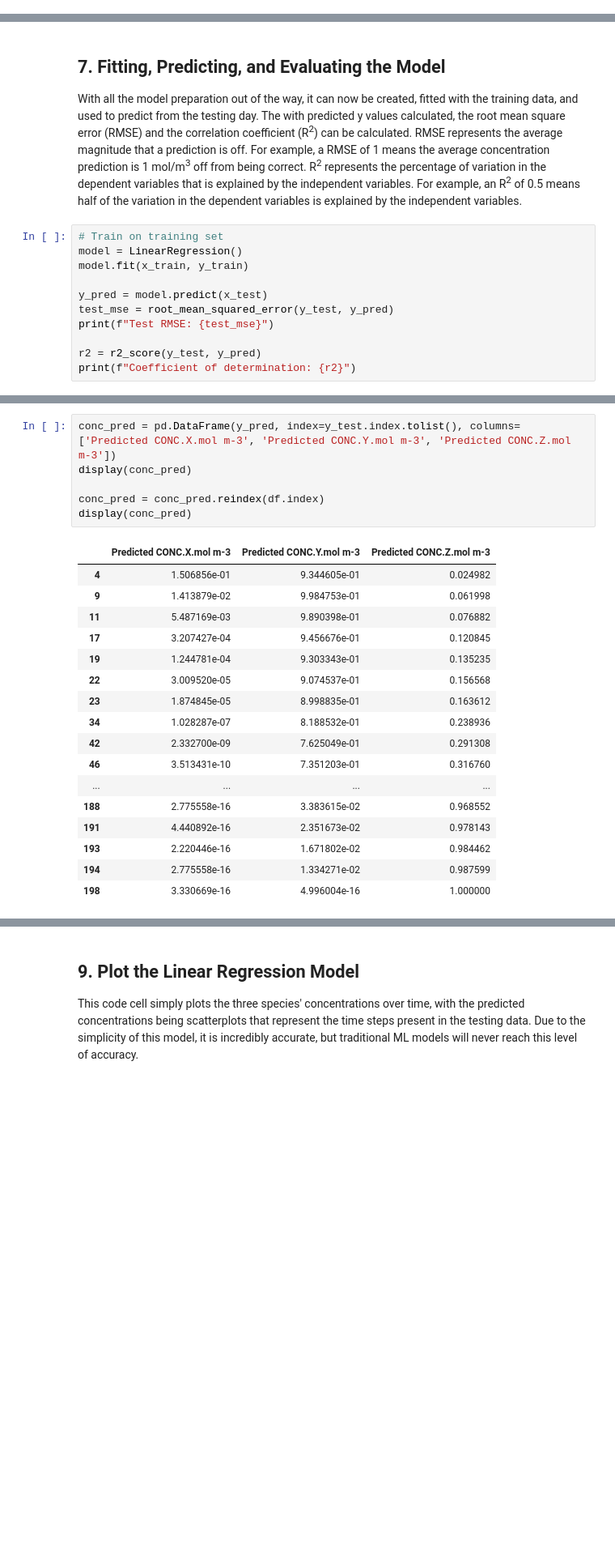
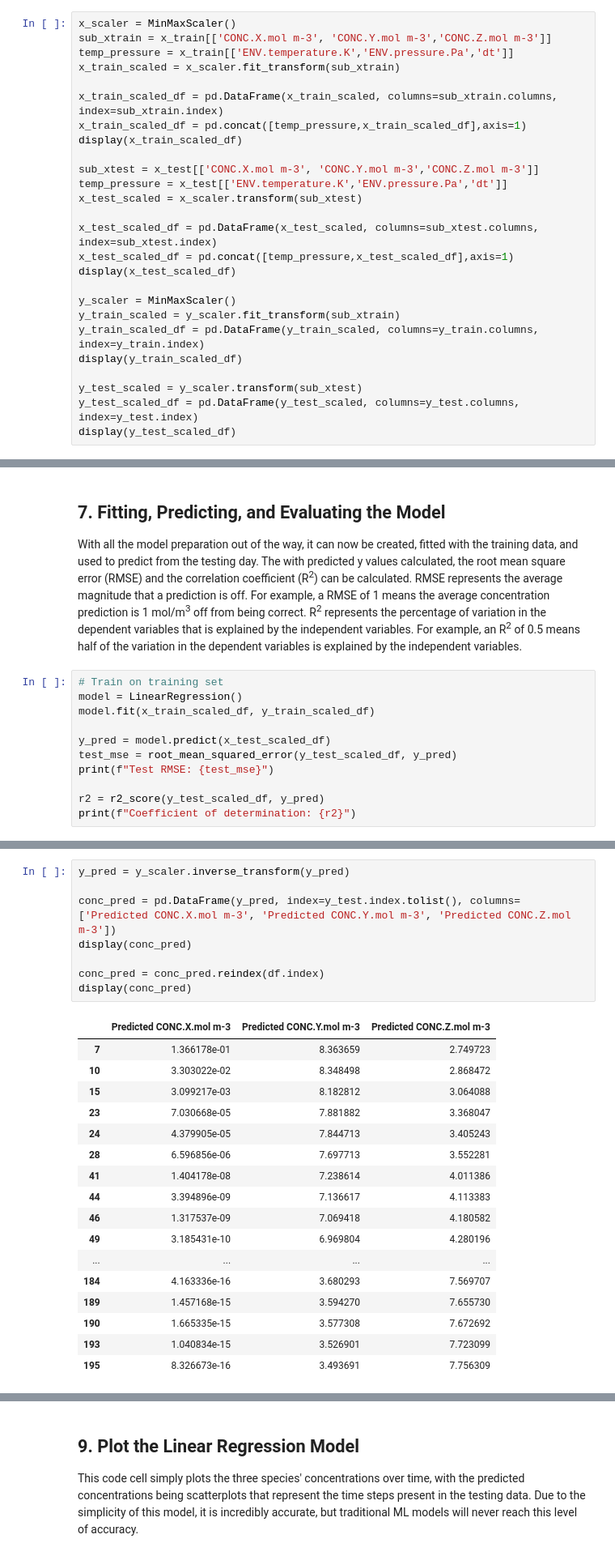
Before and after one commit to NCAR/music-box, a Jupyter notebook: tutorial/4. machine_learning.ipynb, the cells around one changed output, grey strips where cells are left out. Shown: that part at 81% size. Cells and saved outputs as stored; diff of their text form; blank space fills up the shorter version.

```diff
--- a/tutorial/4. machine_learning.ipynb
+++ b/tutorial/4. machine_learning.ipynb
@@ -177,0 +140,26 @@ y_test = y_test.sort_index()
+# %%
+x_scaler = MinMaxScaler()
+sub_xtrain = x_train[['CONC.X.mol m-3', 'CONC.Y.mol m-3','CONC.Z.mol m-3']]
+temp_pressure = x_train[['ENV.temperature.K','ENV.pressure.Pa','dt']]
+x_train_scaled = x_scaler.fit_transform(sub_xtrain)
+
+x_train_scaled_df = pd.DataFrame(x_train_scaled, columns=sub_xtrain.columns, index=sub_xtrain.index)
+x_train_scaled_df = pd.concat([temp_pressure,x_train_scaled_df],axis=1)
+display(x_train_scaled_df)
+
+sub_xtest = x_test[['CONC.X.mol m-3', 'CONC.Y.mol m-3','CONC.Z.mol m-3']]
+temp_pressure = x_test[['ENV.temperature.K','ENV.pressure.Pa','dt']]
+x_test_scaled = x_scaler.transform(sub_xtest)
+
+x_test_scaled_df = pd.DataFrame(x_test_scaled, columns=sub_xtest.columns, index=sub_xtest.index)
+x_test_scaled_df = pd.concat([temp_pressure,x_test_scaled_df],axis=1)
+display(x_test_scaled_df)
+
+y_scaler = MinMaxScaler()
+y_train_scaled = y_scaler.fit_transform(sub_xtrain)
+y_train_scaled_df = pd.DataFrame(y_train_scaled, columns=y_train.columns, index=y_train.index)
+display(y_train_scaled_df)
+
+y_test_scaled = y_scaler.transform(sub_xtest)
+y_test_scaled_df = pd.DataFrame(y_test_scaled, columns=y_test.columns, index=y_test.index)
+display(y_test_scaled_df)
@@ -187,12 +236,12 @@ For example, an R<sup>2</sup> of 0.5 means half of the variation in the dependen
 # %%
 # Train on training set
 model = LinearRegression()
-model.fit(x_train, y_train)
+model.fit(x_train_scaled_df, y_train_scaled_df)
 
-y_pred = model.predict(x_test)
-test_mse = root_mean_squared_error(y_test, y_pred)
+y_pred = model.predict(x_test_scaled_df)
+test_mse = root_mean_squared_error(y_test_scaled_df, y_pred)
 print(f"Test RMSE: {test_mse}")
 
-r2 = r2_score(y_test, y_pred)
+r2 = r2_score(y_test_scaled_df, y_pred)
 print(f"Coefficient of determination: {r2}")
 # %% [output]
@@ -206,29 +257,31 @@ To fix this, the <i>y_pred</i> array is bundled into a DataFrame, taking the tes
 Then, the DataFrame is reindexed based on the original DataFrame's 200 indices. This will add back the missing indices with all NaN values, indicating that those time steps should not be plotted.</br>
 The DataFrame is displayed before and after the reindexing so you can get an idea of what the <i>reindex()</i> function is doing.
 # %%
+y_pred = y_scaler.inverse_transform(y_pred)
+
 conc_pred = pd.DataFrame(y_pred, index=y_test.index.tolist(), columns=['Predicted CONC.X.mol m-3', 'Predicted CONC.Y.mol m-3', 'Predicted CONC.Z.mol m-3'])
 display(conc_pred)
 
 conc_pred = conc_pred.reindex(df.index)
 display(conc_pred)
 # %% [output]
 |  | Predicted CONC.X.mol m-3 | Predicted CONC.Y.mol m-3 | Predicted CONC.Z.mol m-3 |
-| 4 | 1.506856e-01 | 9.344605e-01 | 0.024982 |
-| 9 | 1.413879e-02 | 9.984753e-01 | 0.061998 |
-| 11 | 5.487169e-03 | 9.890398e-01 | 0.076882 |
-| 17 | 3.207427e-04 | 9.456676e-01 | 0.120845 |
-| 19 | 1.244781e-04 | 9.303343e-01 | 0.135235 |
-| 22 | 3.009520e-05 | 9.074537e-01 | 0.156568 |
-| 23 | 1.874845e-05 | 8.998835e-01 | 0.163612 |
-| 34 | 1.028287e-07 | 8.188532e-01 | 0.238936 |
-| 42 | 2.332700e-09 | 7.625049e-01 | 0.291308 |
-| 46 | 3.513431e-10 | 7.351203e-01 | 0.316760 |
+| 7 | 1.366178e-01 | 8.363659 | 2.749723 |
+| 10 | 3.303022e-02 | 8.348498 | 2.868472 |
+| 15 | 3.099217e-03 | 8.182812 | 3.064088 |
+| 23 | 7.030668e-05 | 7.881882 | 3.368047 |
+| 24 | 4.379905e-05 | 7.844713 | 3.405243 |
+| 28 | 6.596856e-06 | 7.697713 | 3.552281 |
+| 41 | 1.404178e-08 | 7.238614 | 4.011386 |
+| 44 | 3.394896e-09 | 7.136617 | 4.113383 |
+| 46 | 1.317537e-09 | 7.069418 | 4.180582 |
+| 49 | 3.185431e-10 | 6.969804 | 4.280196 |
 | ... | ... | ... | ... |
-| 188 | 2.775558e-16 | 3.383615e-02 | 0.968552 |
-| 191 | 4.440892e-16 | 2.351673e-02 | 0.978143 |
-| 193 | 2.220446e-16 | 1.671802e-02 | 0.984462 |
-| 194 | 2.775558e-16 | 1.334271e-02 | 0.987599 |
-| 198 | 3.330669e-16 | 4.996004e-16 | 1.000000 |
+| 184 | 4.163336e-16 | 3.680293 | 7.569707 |
+| 189 | 1.457168e-15 | 3.594270 | 7.655730 |
+| 190 | 1.665335e-15 | 3.577308 | 7.672692 |
+| 193 | 1.040834e-15 | 3.526901 | 7.723099 |
+| 195 | 8.326673e-16 | 3.493691 | 7.756309 |
 |  | Predicted CONC.X.mol m-3 | Predicted CONC.Y.mol m-3 | Predicted CONC.Z.mol m-3 |
 | 0 | NaN | NaN | NaN |
 | 1 | NaN | NaN | NaN |
```
Also changed, not shown: parts of 15 cells of this notebook.
